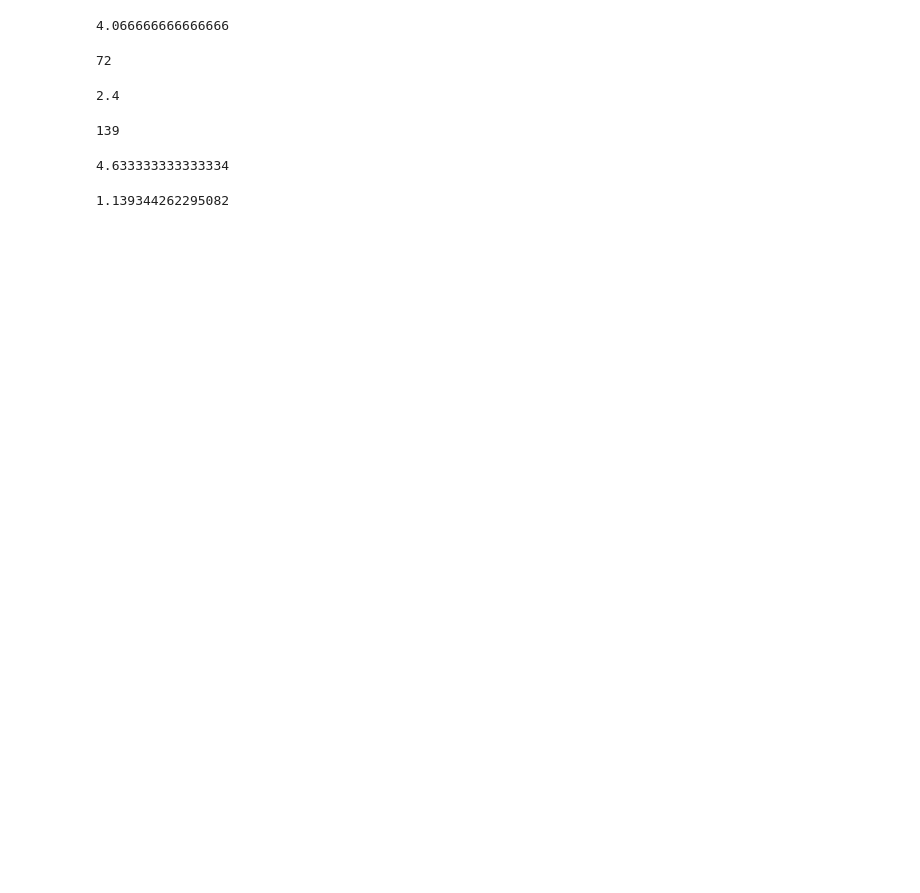
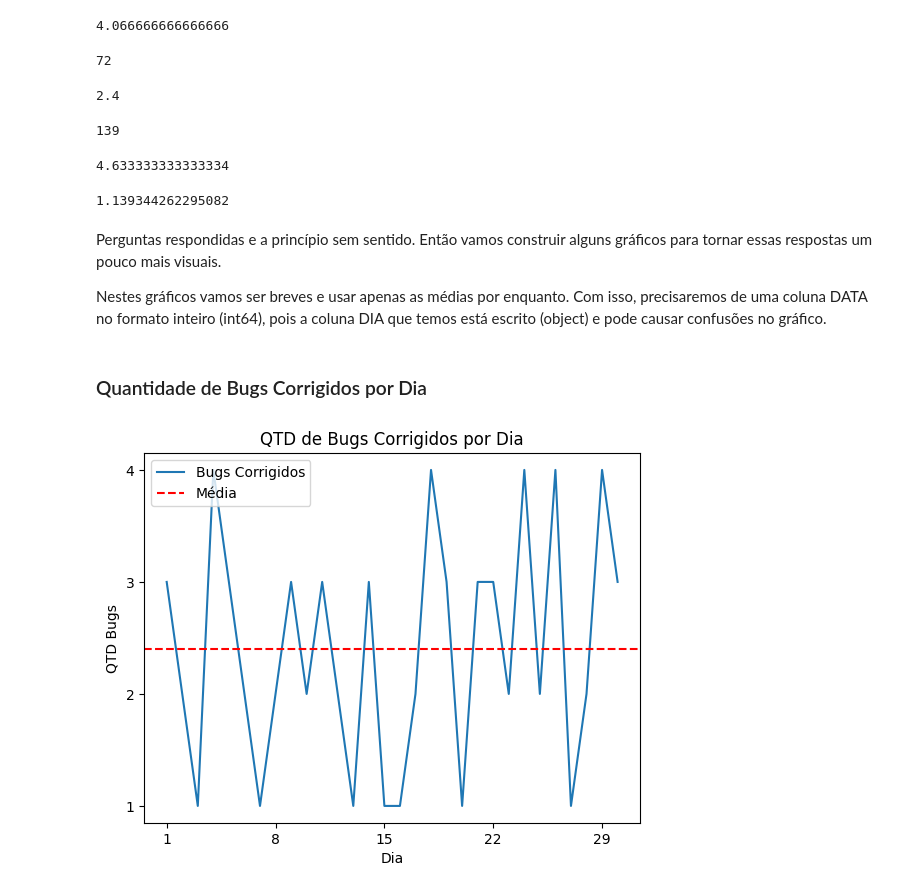
Before and after one commit to jeffrazek/Progress_Reports, a Jupyter notebook: Arquivos/Projeto_M4.ipynb, the cells around one changed output. Saved outputs shown, nothing was run; the diff lists cells and outputs as text; code cells hidden in the pictures; blank space fills up the shorter version.

```diff
--- a/Arquivos/Projeto_M4.ipynb
+++ b/Arquivos/Projeto_M4.ipynb
@@ -114,2 +115,30 @@ tarefas_total / horas_total
 # %% [output]
 1.139344262295082
+# %% [markdown]
+Perguntas respondidas e a princípio sem sentido. Então vamos construir alguns gráficos para tornar essas respostas um pouco mais visuais.
+
+Nestes gráficos vamos ser breves e usar apenas as médias por enquanto. Com isso, precisaremos de uma coluna DATA no formato inteiro (int64), pois a coluna DIA que temos está escrito (object) e pode causar confusões no gráfico.
+# %%
+# Criar uma nova coluna no DataFrame para enumerar os dias para facilitar na montagem dos gráficos
+base_data['Data'] = pd.Series(range(1,31))
+# %% [markdown]
+### Quantidade de Bugs Corrigidos por Dia
+# %%
+# Variáveis utilizadas
+x = base_data['Data']
+y = base_data['Bugs Corrigidos']
+z = m_bugs
+
+# Construindo o subplot/gráfico
+fig, varx = plt.subplots()
+varx.plot(x, y, label='Bugs Corrigidos')
+varx.axhline(z, color='red', linestyle='--', label='Média') # Linha de média
+varx.set_xlabel('Dia')
+varx.set_ylabel('QTD Bugs')
+varx.set_title('QTD de Bugs Corrigidos por Dia')
+varx.set_xticks([1,8,15,22,29]) # Alterando os índices do eixo X separando por semana
+varx.set_yticks([1,2,3,4]) # Alterando os índices do eixo Y
+varx.legend()
+plt.show()
+# %% [output]
+[figure, added]
```
Also changed, not shown: parts of 8 cells of this notebook, 1 other file.
